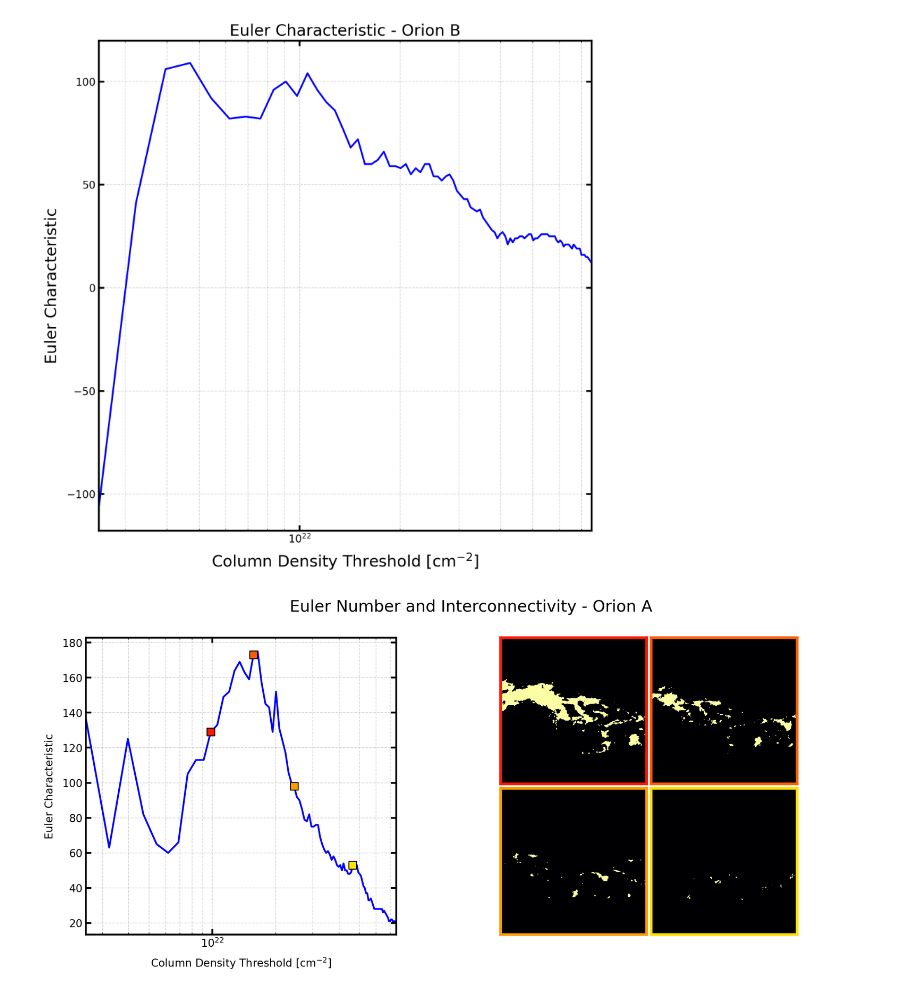
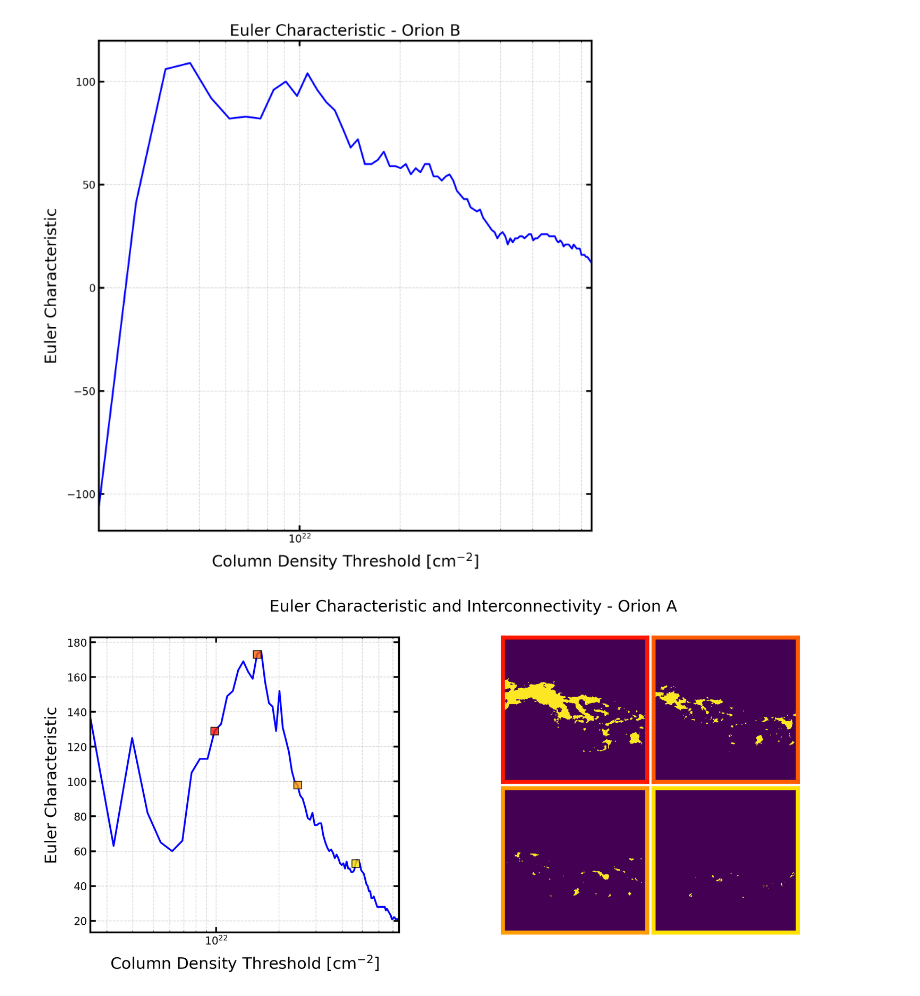
Before and after one commit to SimoneSped/fractal_OMC, a Jupyter notebook: Genus.ipynb, the cells around one changed output. Cells and saved outputs as stored; diff of their text form; code cells hidden in the pictures.

```diff
--- a/Genus.ipynb
+++ b/Genus.ipynb
@@ -211,8 +211,8 @@ def plot_euler_and_structures(data, thresholds, euler_results, title_prefix, exa
     ax_curve = fig.add_subplot(gs[0])
     ax_curve.plot(thresholds, euler_results, color='blue')
     ax_curve.set_xscale("log")
-    ax_curve.set_xlabel("Column Density Threshold [$\mathrm{cm}^{-2}$]")
-    ax_curve.set_ylabel("Euler Characteristic")
+    ax_curve.set_xlabel("Column Density Threshold [$\mathrm{cm}^{-2}$]", size=18)
+    ax_curve.set_ylabel("Euler Characteristic", size=18)
     # ax_curve.set_title(f"Euler Characteristic - {title_prefix}", fontsize=18)
     ax_curve.grid(True, which="both", ls="--", alpha=0.5)
     ax_curve.set_xlim([thresholds[0], thresholds[-1]])
@@ -220,41 +220,41 @@ def plot_euler_and_structures(data, thresholds, euler_results, title_prefix, exa
     # Mark the selected thresholds
     colors = plt.cm.hot(np.linspace(0.4, 0.7, len(example_threshold_indices)))
     for idx, color in zip(example_threshold_indices, colors):
-        ax_curve.scatter(thresholds[idx], euler_results[idx], color=color, s=70, edgecolor='black', zorder=5, marker="s")
+        ax_curve.scatter(thresholds[idx], euler_results[idx], color=color, s=70, edgecolor='black', zorder=5, marker="s", alpha = 0.8)
 
     # Right: 2x2 grid of structure examples
     ax_grid_container = fig.add_subplot(gs[1])
     ax_grid_container.axis('off')  # Remove container axis
 
-    grid = ImageGrid(fig, gs[1], nrows_ncols=(2, 2), axes_pad=0.07, share_all=True, cbar_mode=None)
+    grid = ImageGrid(fig, gs[1], nrows_ncols=(2, 2), axes_pad=0.1, share_all=True, cbar_mode=None)
 
     for ax, idx, color in zip(grid, example_threshold_indices, colors):
         mask = data >= thresholds[idx]
 
         y_slice, x_slice = slice_around_mask_center(mask)
 
-        ax.imshow(mask[y_slice, x_slice], cmap="inferno", origin='lower')
+        ax.imshow(mask[y_slice, x_slice], cmap="viridis", origin='lower')
 
         # ax.imshow(mask, origin='lower', cmap='inferno')
         # ax.set_title(f"Threshold = {thresholds[idx]:.2e}\nEuler = {euler_results[idx]}")
         # Set border color
         for spine in ax.spines.values():
             spine.set_edgecolor(color)
-            spine.set_linewidth(3)
+            spine.set_linewidth(4.5)
         ax.set_xticks([])
         ax.set_yticks([])
         ax.set_xticklabels([])
         ax.set_yticklabels([])
 
-    plt.suptitle(f"Euler Number and Interconnectivity - {title_prefix}", fontsize=18)
+    plt.suptitle(f"Euler Characteristic and Interconnectivity - {title_prefix}", fontsize=18)
     plt.tight_layout(rect=[0, 0, 1, 0.95])
     plt.show()
 
 # this is more for discussion!
 example_indices_OA = [10, 18, 30, 60]
 plot_euler_and_structures(N_H2_OA, thresholds_OA, results_OA, "Orion A", example_indices_OA)
 # %% [output]
-[figure, old version]
+[figure, new version]
 # %%
 example_indices_OB = [3, 11, 30, 60]
 plot_euler_and_structures(N_H2_OB, thresholds_OA, results_OB, "Orion B", example_indices_OB)
```
Also changed, not shown: parts of 5 cells of this notebook, 1 other file.
